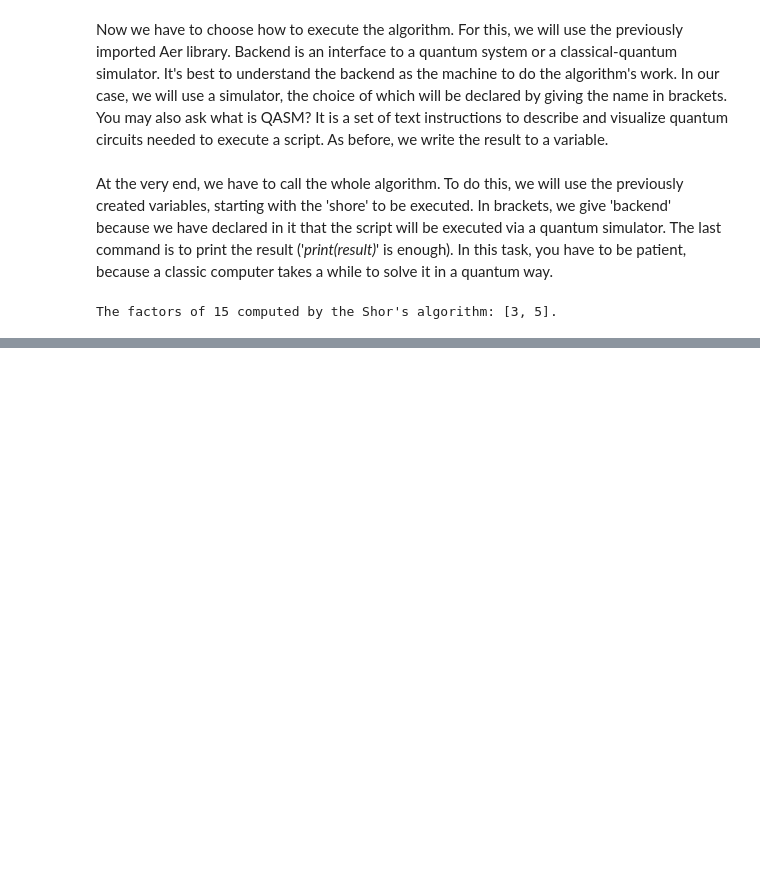
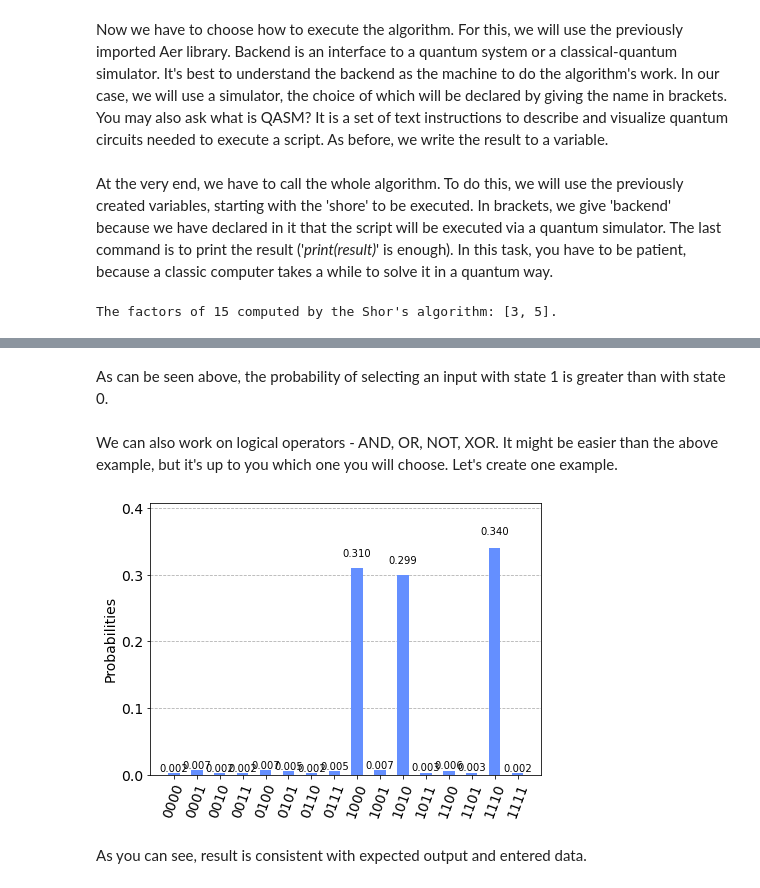
Before and after one commit to mareczek2115/Qiskit_for_high_schools, a Jupyter notebook: tutorial/Do I need to know quantum mechanics to use quantum computer.ipynb, the cells around one changed output, grey strips where cells are left out. Saved outputs shown, nothing was run; the diff lists cells and outputs as text; code cells hidden in the pictures; blank space fills up the shorter version.

```diff
--- a/tutorial/Do I need to know quantum mechanics to use quantum computer.ipynb
+++ b/tutorial/Do I need to know quantum mechanics to use quantum computer.ipynb
@@ -33,0 +62,13 @@ The factors of 15 computed by the Shor's algorithm: [3, 5].
+# %% [markdown]
+As can be seen above, the probability of selecting an input with state 1 is greater than with state 0.
+# %% [markdown]
+We can also work on logical operators - AND, OR, NOT, XOR. It might be easier than the above example, but it's up to you which one you will choose. Let's create one example.
+# %%
+secondOracle = LogicalExpressionOracle('a | (~b & c) | ~d')
+grover = Grover(secondOracle)
+result = grover.run(backend)
+plot_histogram(result['measurement'])
+# %% [output]
+[figure, added]
+# %% [markdown]
+As you can see, result is consistent with expected output and entered data.
```
Also changed, not shown: parts of 8 cells of this notebook.
